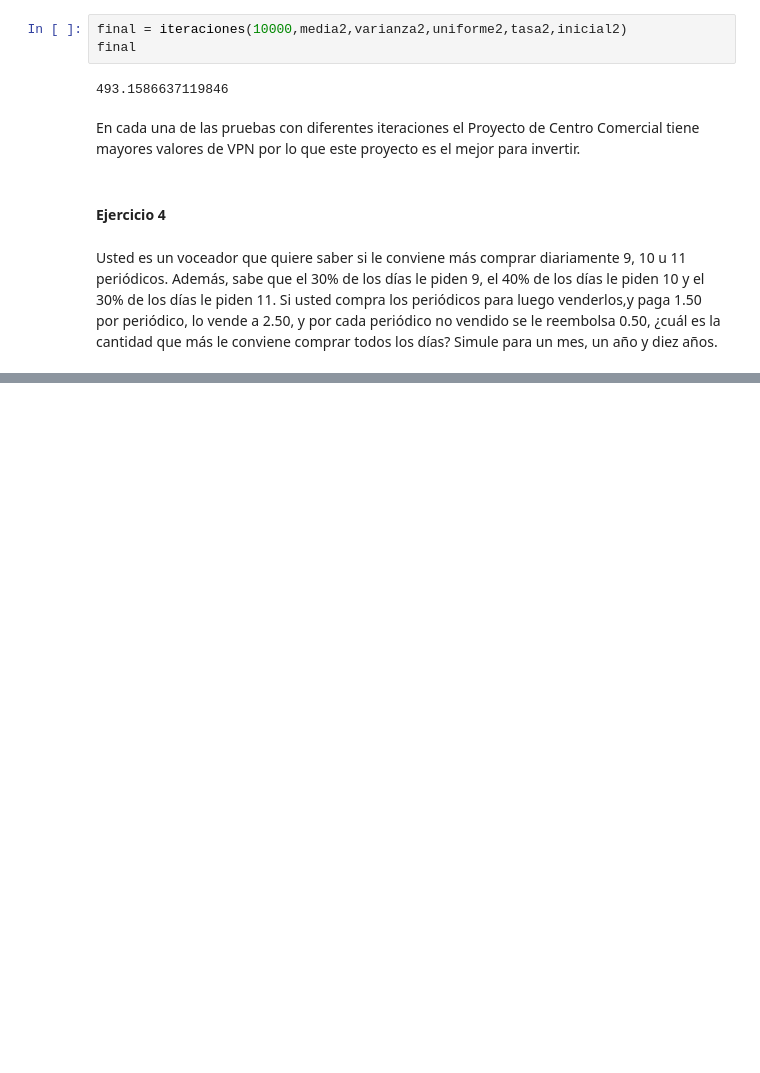
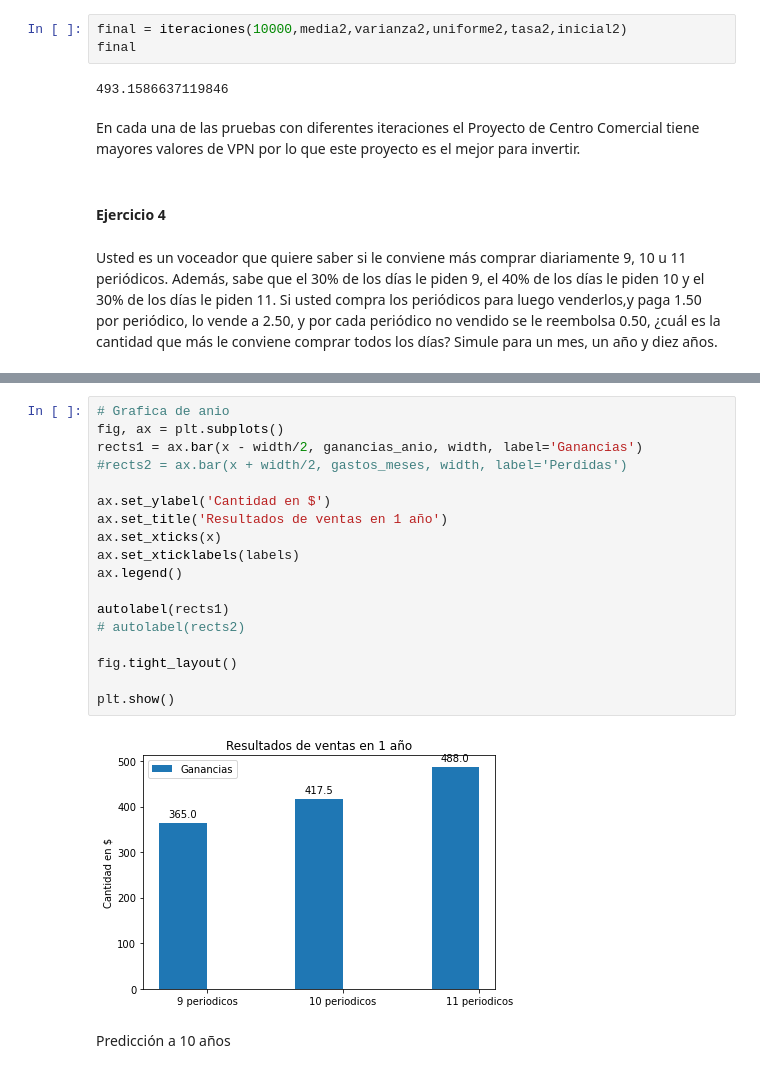
Before and after one commit to gusta257/MiniProyecto2, a Jupyter notebook: MiniProyecto2.ipynb, the cells around one changed output, grey strips where cells are left out. Cells and saved outputs as stored; diff of their text form; blank space fills up the shorter version.

```diff
--- a/MiniProyecto2.ipynb
+++ b/MiniProyecto2.ipynb
@@ -124,0 +246,22 @@ ran
+# %%
+# Grafica de anio
+fig, ax = plt.subplots()
+rects1 = ax.bar(x - width/2, ganancias_anio, width, label='Ganancias')
+#rects2 = ax.bar(x + width/2, gastos_meses, width, label='Perdidas')
+
+ax.set_ylabel('Cantidad en $')
+ax.set_title('Resultados de ventas en 1 año')
+ax.set_xticks(x)
+ax.set_xticklabels(labels)
+ax.legend()
+
+autolabel(rects1)
+# autolabel(rects2)
+
+fig.tight_layout()
+
+plt.show()
+# %% [output]
+[figure, added]
+# %% [markdown]
+Predicción a 10 años
```
Also changed, not shown: parts of 13 cells of this notebook.
